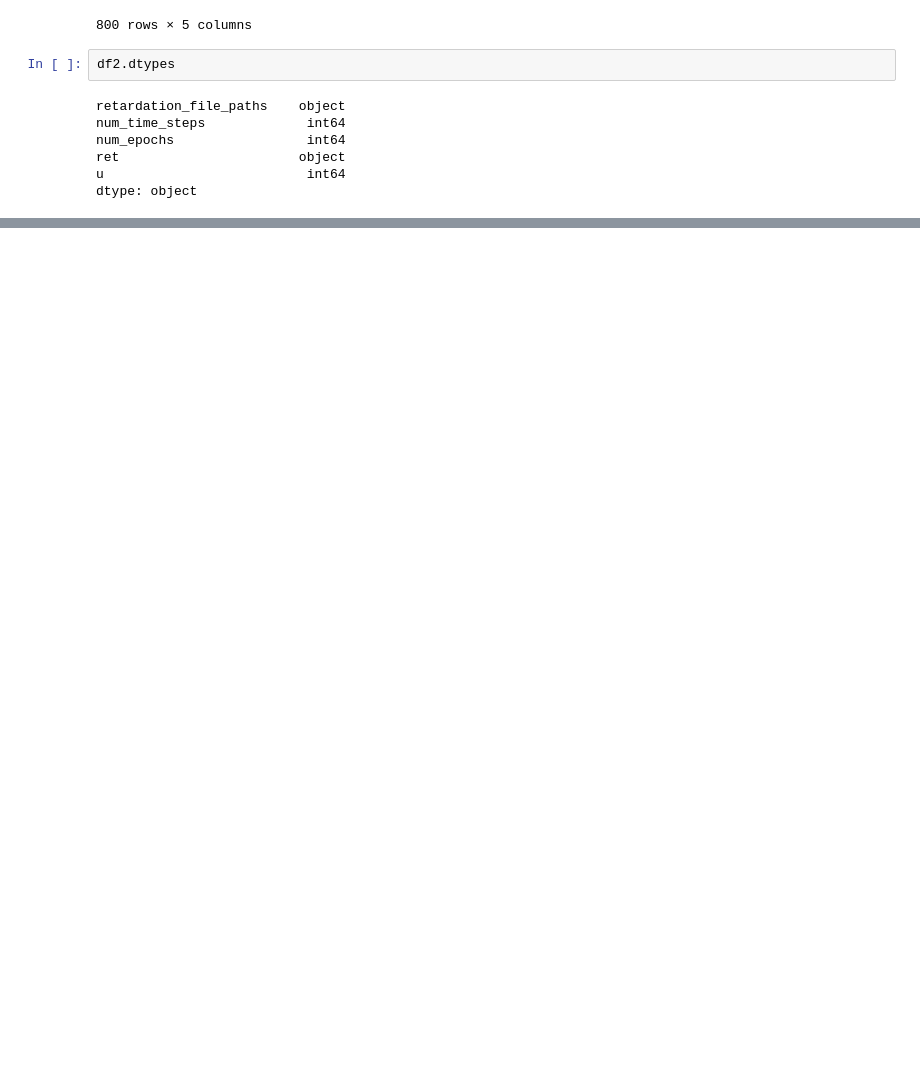
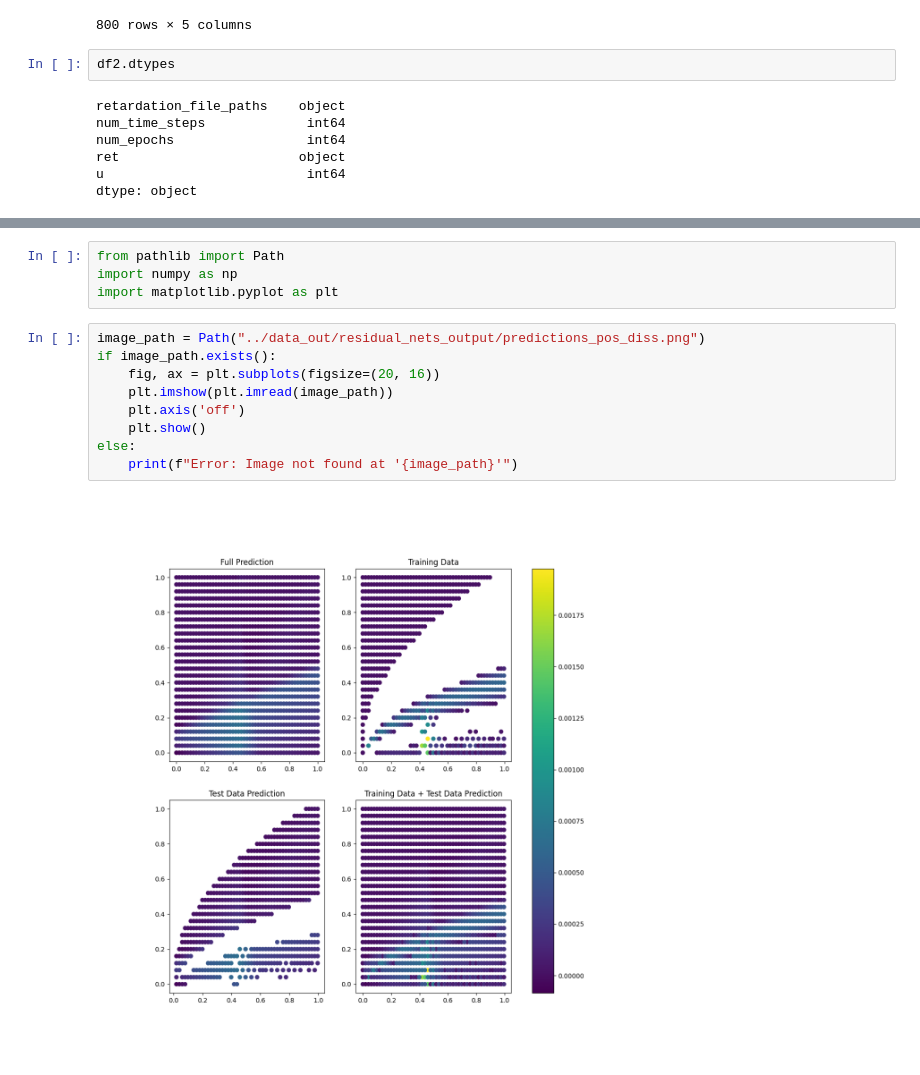
Before and after one commit to RiccardoFrenner/finn-nnpie, a Jupyter notebook: src/analyze_increasing_time.ipynb, the cells around one changed output, grey strips where cells are left out. Cells and saved outputs as stored; diff of their text form; blank space fills up the shorter version.

```diff
--- a/src/analyze_increasing_time.ipynb
+++ b/src/analyze_increasing_time.ipynb
@@ -129 +111,16 @@ plt.show()
+# %%
+from pathlib import Path
+import numpy as np
+import matplotlib.pyplot as plt
+# %%
+image_path = Path("../data_out/residual_nets_output/predictions_pos_diss.png")
+if image_path.exists():
+    fig, ax = plt.subplots(figsize=(20, 16))
+    plt.imshow(plt.imread(image_path))
+    plt.axis('off')
+    plt.show()
+else:
+    print(f"Error: Image not found at '{image_path}'")
+# %% [output]
+[figure, added]
 # %%
```
Also changed, not shown: parts of 8 cells of this notebook, 11 other files.
